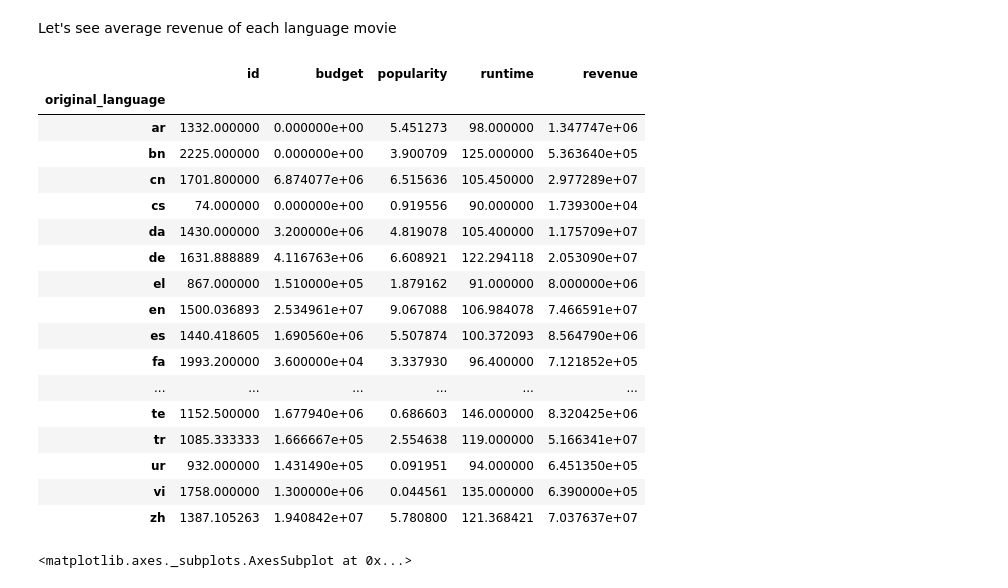
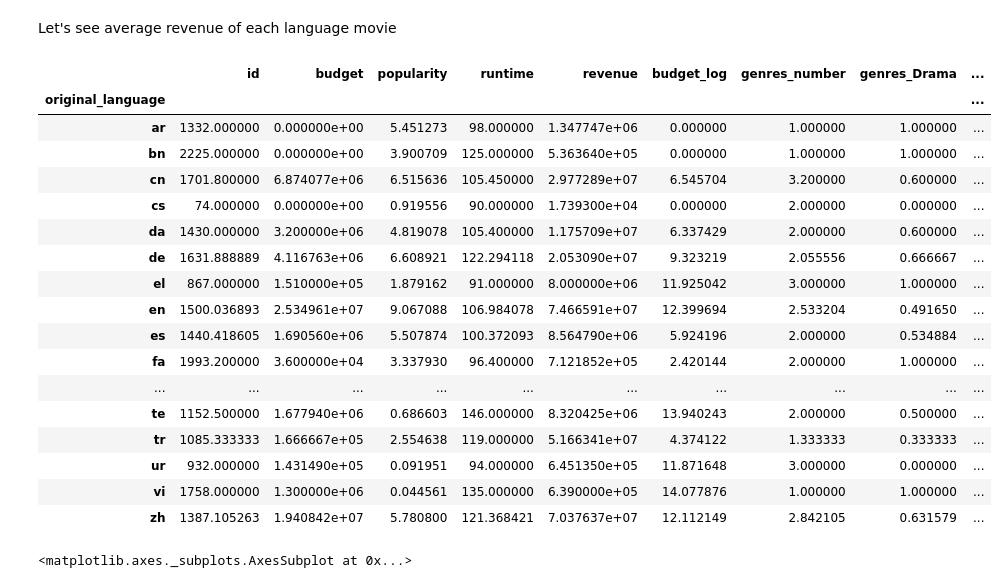
Before and after one commit to sarang0909/Kaggle-TheMovieDatabase, a Jupyter notebook: box_office_prediction.ipynb, the cells around one changed output. Drawn from its saved outputs; the diff is of its cells as text; code cells hidden in the pictures.

```diff
--- a/box_office_prediction.ipynb
+++ b/box_office_prediction.ipynb
@@ -442,5 +302,0 @@ See the caveats in the documentation: http://pandas.pydata.org/pandas-docs/stabl
-# %%
-for i in range(len(all_genres_list)):
-    test['all_genres'][i] = test_all_genres_list[i]
-for genre in all_genres:
-    test['genre_' + genre] = test['all_genres'].apply(lambda x: 1 if genre in x else 0)
@@ -452,3 +302,0 @@ See the caveats in the documentation: http://pandas.pydata.org/pandas-docs/stabl
-# %%
-train_explr = train_explr.drop(columns=['genre','all_genres'],axis=1)
-test = test.drop(columns=['genre','all_genres'],axis=1)
@@ -454,0 +305,32 @@ test = test.drop(columns=['genre','all_genres'],axis=1)
+# %%
+def clean_dictionary_features(feature_name,train,test):
+    #convert string to dictionary
+    train[feature_name] = train[feature_name].apply(lambda x:{} if pd.isna(x) else ast.literal_eval(x))
+    test[feature_name] = test[feature_name].apply(lambda x:{} if pd.isna(x) else ast.literal_eval(x))
+
+    #create new feature of total count of values
+    train[feature_name+'_number'] = train[feature_name].apply(lambda x:len(x) if x!={} else 0)
+    test[feature_name+'_number'] = test[feature_name].apply(lambda x:len(x) if x!={} else 0)
+    columns_to_keep.append(feature_name+'_number')
+
+    #get list of all values
+    list_of_values = list(train[feature_name].apply(lambda x: [i['name'] for i in x] if x != {} else []).values)
+
+    train[feature_name+'_all'] = train[feature_name].apply(lambda x: ' '.join(sorted([i['name'] for i in x])) if x != {} else '')
+    top_values = [m[0] for m in Counter([i for j in list_of_values for i in j]).most_common(10)]
+    for val in top_values:
+        train[feature_name +'_'+val] = train[feature_name+'_all'].apply(lambda x: 1 if val in x else 0)
+        columns_to_keep.append(feature_name +'_'+val)
+
+    test[feature_name+'_all'] = test[feature_name].apply(lambda x: ' '.join(sorted([i['name'] for i in x])) if x != {} else '')
+    for val in top_values:
+        test[feature_name +'_'+val] = test[feature_name+'_all'].apply(lambda x: 1 if val in x else 0)
+
+    le = LabelEncoder()
+    le.fit(list(train[feature_name+'_all'].fillna('')) + list(test[feature_name+'_all'].fillna('')))
+    train[feature_name+'_all'] = le.transform(train[feature_name+'_all'].fillna('').astype(str))
+    test[feature_name+'_all'] = le.transform(test[feature_name+'_all'].fillna('').astype(str))
+    columns_to_keep.append(feature_name+'_all')
+    return train,test
+# %%
+train,test = clean_dictionary_features('genres',train,test)
@@ -475,24 +415,24 @@ There is data for 36 languages but majority(2500+)movies in English
 # %% [markdown]
 Let's see average revenue of each language movie
 # %%
-train_explr.groupby(['original_language']).mean()
+train.groupby(['original_language']).mean()
 # %% [output]
-|  | id | budget | popularity | runtime | revenue |
-| original_language |  |  |  |  |  |
-| ar | 1332.000000 | 0.000000e+00 | 5.451273 | 98.000000 | 1.347747e+06 |
-| bn | 2225.000000 | 0.000000e+00 | 3.900709 | 125.000000 | 5.363640e+05 |
-| cn | 1701.800000 | 6.874077e+06 | 6.515636 | 105.450000 | 2.977289e+07 |
-| cs | 74.000000 | 0.000000e+00 | 0.919556 | 90.000000 | 1.739300e+04 |
-| da | 1430.000000 | 3.200000e+06 | 4.819078 | 105.400000 | 1.175709e+07 |
-| de | 1631.888889 | 4.116763e+06 | 6.608921 | 122.294118 | 2.053090e+07 |
-| el | 867.000000 | 1.510000e+05 | 1.879162 | 91.000000 | 8.000000e+06 |
-| en | 1500.036893 | 2.534961e+07 | 9.067088 | 106.984078 | 7.466591e+07 |
-| es | 1440.418605 | 1.690560e+06 | 5.507874 | 100.372093 | 8.564790e+06 |
-| fa | 1993.200000 | 3.600000e+04 | 3.337930 | 96.400000 | 7.121852e+05 |
-| ... | ... | ... | ... | ... | ... |
-| te | 1152.500000 | 1.677940e+06 | 0.686603 | 146.000000 | 8.320425e+06 |
-| tr | 1085.333333 | 1.666667e+05 | 2.554638 | 119.000000 | 5.166341e+07 |
-| ur | 932.000000 | 1.431490e+05 | 0.091951 | 94.000000 | 6.451350e+05 |
-| vi | 1758.000000 | 1.300000e+06 | 0.044561 | 135.000000 | 6.390000e+05 |
-| zh | 1387.105263 | 1.940842e+07 | 5.780800 | 121.368421 | 7.037637e+07 |
+|  | id | budget | popularity | runtime | revenue | budget_log | genres_number | genres_Drama | ... |
+| original_language |  |  |  |  |  |  |  |  | ... |
+| ar | 1332.000000 | 0.000000e+00 | 5.451273 | 98.000000 | 1.347747e+06 | 0.000000 | 1.000000 | 1.000000 | ... |
+| bn | 2225.000000 | 0.000000e+00 | 3.900709 | 125.000000 | 5.363640e+05 | 0.000000 | 1.000000 | 1.000000 | ... |
+| cn | 1701.800000 | 6.874077e+06 | 6.515636 | 105.450000 | 2.977289e+07 | 6.545704 | 3.200000 | 0.600000 | ... |
+| cs | 74.000000 | 0.000000e+00 | 0.919556 | 90.000000 | 1.739300e+04 | 0.000000 | 2.000000 | 0.000000 | ... |
+| da | 1430.000000 | 3.200000e+06 | 4.819078 | 105.400000 | 1.175709e+07 | 6.337429 | 2.000000 | 0.600000 | ... |
+| de | 1631.888889 | 4.116763e+06 | 6.608921 | 122.294118 | 2.053090e+07 | 9.323219 | 2.055556 | 0.666667 | ... |
+| el | 867.000000 | 1.510000e+05 | 1.879162 | 91.000000 | 8.000000e+06 | 11.925042 | 3.000000 | 1.000000 | ... |
+| en | 1500.036893 | 2.534961e+07 | 9.067088 | 106.984078 | 7.466591e+07 | 12.399694 | 2.533204 | 0.491650 | ... |
+| es | 1440.418605 | 1.690560e+06 | 5.507874 | 100.372093 | 8.564790e+06 | 5.924196 | 2.000000 | 0.534884 | ... |
+| fa | 1993.200000 | 3.600000e+04 | 3.337930 | 96.400000 | 7.121852e+05 | 2.420144 | 2.000000 | 1.000000 | ... |
+| ... | ... | ... | ... | ... | ... | ... | ... | ... | ... |
+| te | 1152.500000 | 1.677940e+06 | 0.686603 | 146.000000 | 8.320425e+06 | 13.940243 | 2.000000 | 0.500000 | ... |
+| tr | 1085.333333 | 1.666667e+05 | 2.554638 | 119.000000 | 5.166341e+07 | 4.374122 | 1.333333 | 0.333333 | ... |
+| ur | 932.000000 | 1.431490e+05 | 0.091951 | 94.000000 | 6.451350e+05 | 11.871648 | 3.000000 | 0.000000 | ... |
+| vi | 1758.000000 | 1.300000e+06 | 0.044561 | 135.000000 | 6.390000e+05 | 14.077876 | 1.000000 | 1.000000 | ... |
+| zh | 1387.105263 | 1.940842e+07 | 5.780800 | 121.368421 | 7.037637e+07 | 12.112149 | 2.842105 | 0.631579 | ... |
 # %%
```
Also changed, not shown: parts of 58 cells of this notebook, 1 other file.
